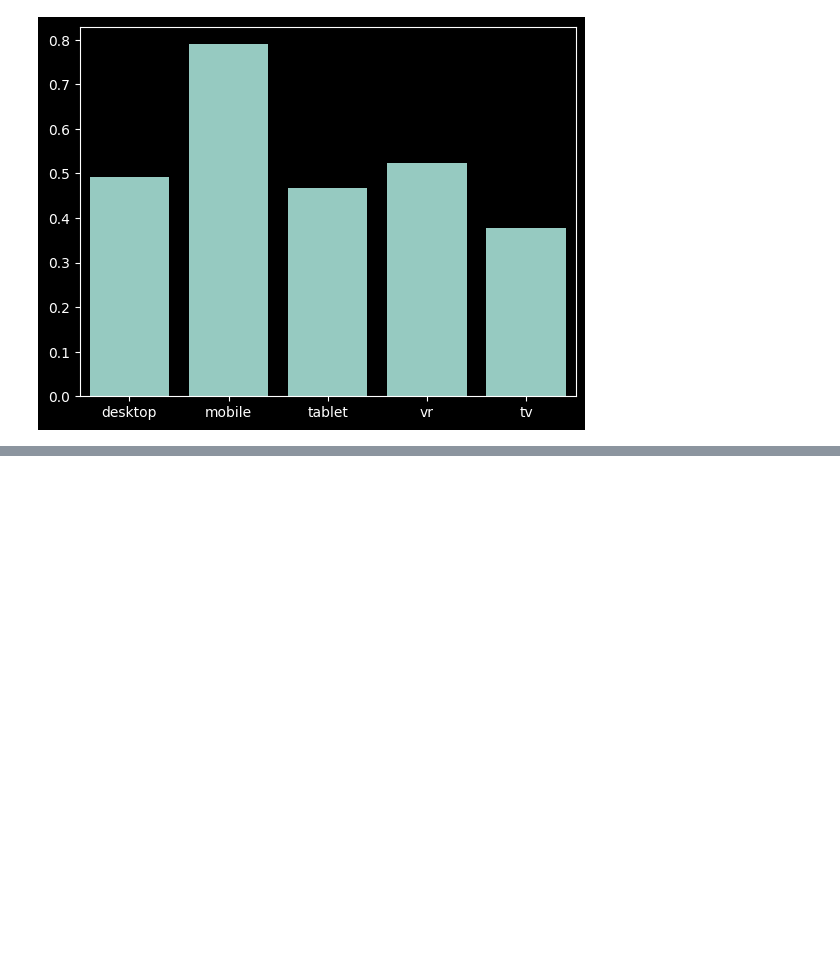
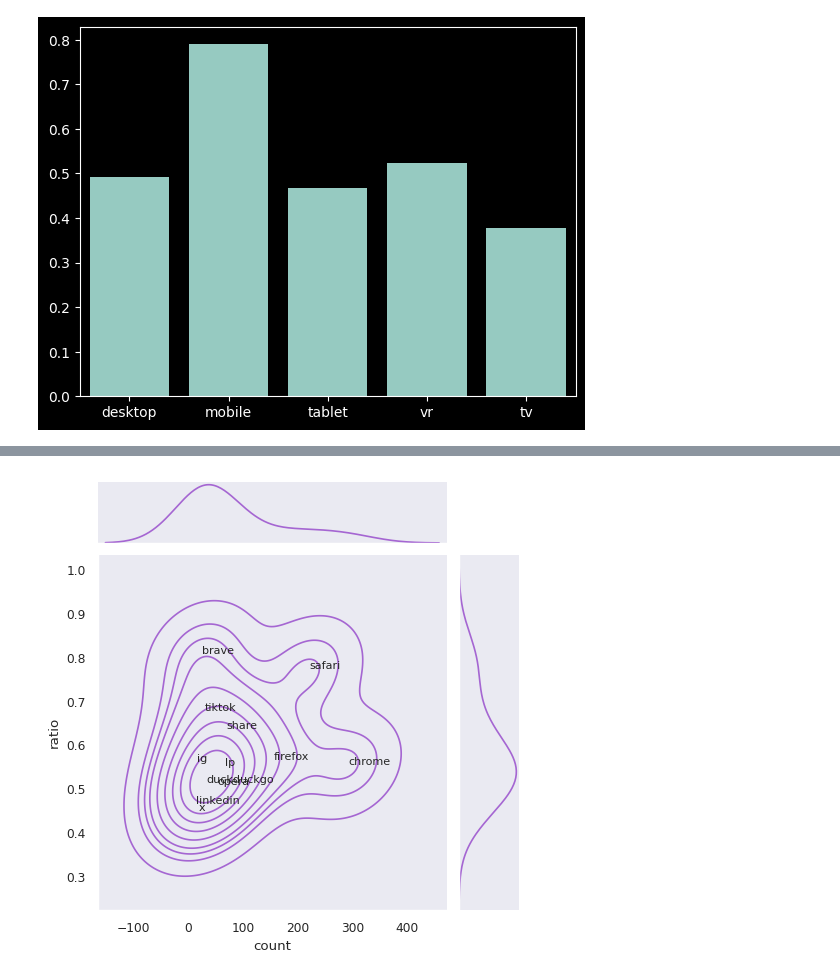
Before and after one commit to Vicente-VP/journey-ml, a Jupyter notebook: lab.ipynb, the cells around one changed output, grey strips where cells are left out. Saved outputs shown, nothing was run; the diff lists cells and outputs as text; code cells hidden in the pictures; blank space fills up the shorter version.

```diff
--- a/lab.ipynb
+++ b/lab.ipynb
@@ -43,0 +49,36 @@ sns.barplot(data=device_ratios)
+# %%
+import pandas as pd
+import seaborn as sns
+import matplotlib.pyplot as plt
+
+sns.color_palette("dark")
+
+# Build DataFrames
+counts_df = pd.DataFrame(referrer_counts)
+ratios_df = pd.DataFrame(referrer_ratios)
+
+# Merge on referrer
+df_joined = counts_df.merge(ratios_df, on="referrer")
+
+# Jointplot-like layout
+g = sns.jointplot(
+    data=df_joined,
+    x="count",
+    y="ratio",
+    kind="kde",
+    height=5,
+    color="#a566d2",
+)
+
+sns.set_style("dark")
+
+
+# Optionally, label the points with referrer names
+for _, row in df_joined.iterrows():
+    g.ax_joint.text(row["count"], row["ratio"], row["referrer"], fontsize=8)
+
+# sns.color_palette("mako")
+
+plt.show()
+# %% [output]
+[figure, added]
```
Also changed, not shown: parts of 3 cells of this notebook, 4 other files.
